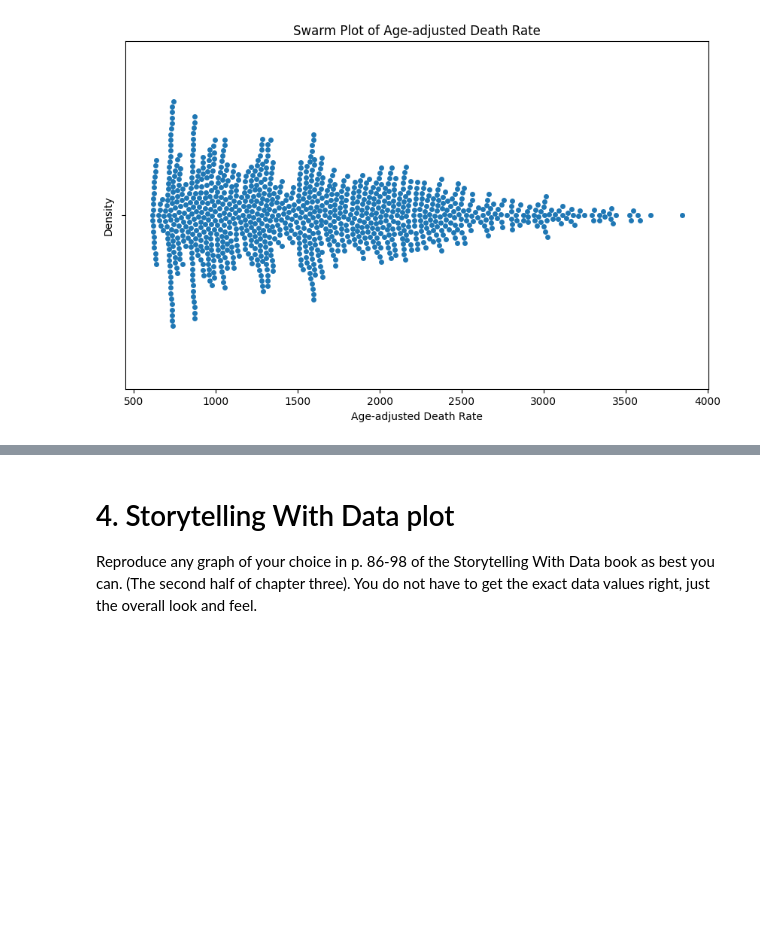
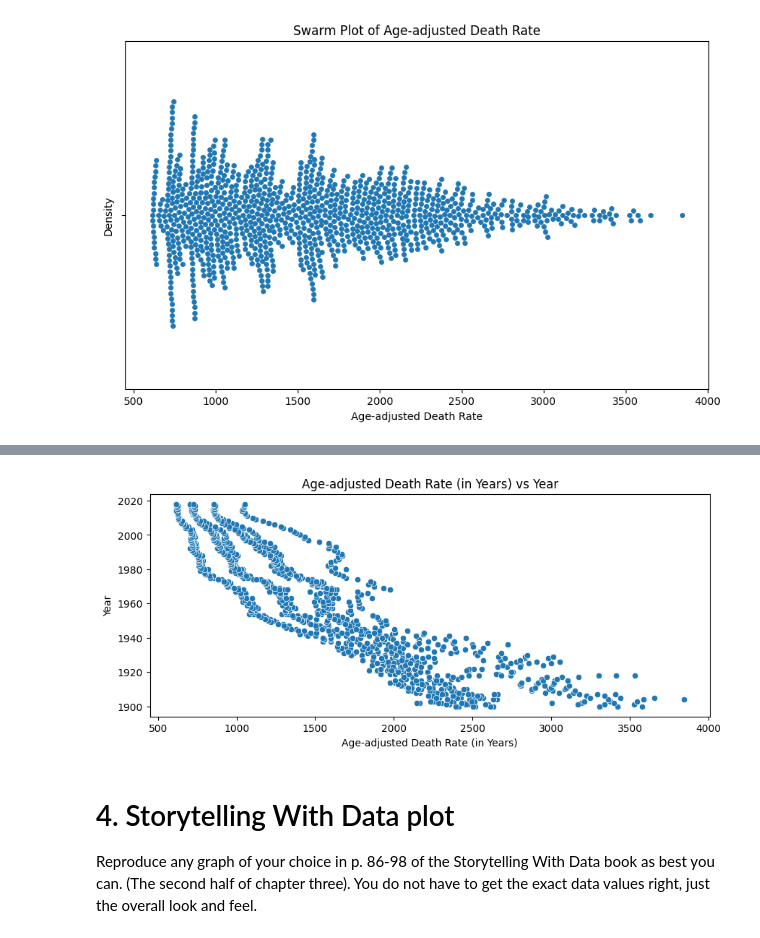
Before and after one commit to hoangt05/Module-B-semester-2, a Jupyter notebook: OMDS-ModB2-Week6-Hoang-Trang.ipynb, the cells around one changed output, grey strips where cells are left out. Cells and saved outputs as stored; diff of their text form; code cells hidden in the pictures; blank space fills up the shorter version.

```diff
--- a/OMDS-ModB2-Week6-Hoang-Trang.ipynb
+++ b/OMDS-ModB2-Week6-Hoang-Trang.ipynb
@@ -185,3 +194,12 @@ for c in columns:
+# %%
+plt.figure(figsize=(10, 4))
+sns.scatterplot(data=numeric_df, x=numeric_df['Age-adjusted Death Rate'], y=numeric_df['Year'])
+plt.title("Age-adjusted Death Rate (in Years) vs Year")
+plt.xlabel('Age-adjusted Death Rate (in Years)')
+plt.ylabel('Year')
+plt.show()
+# %% [output]
+[figure, added]
 # %% [markdown]
 # 4. Storytelling With Data plot
 
```
Also changed, not shown: parts of 1 cell of this notebook.
